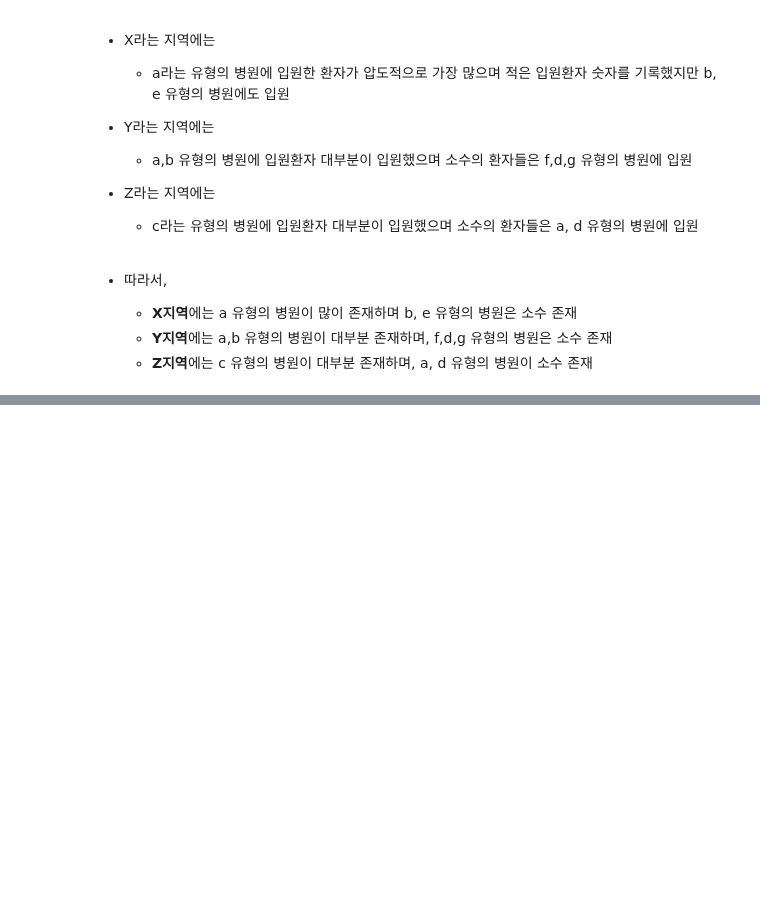
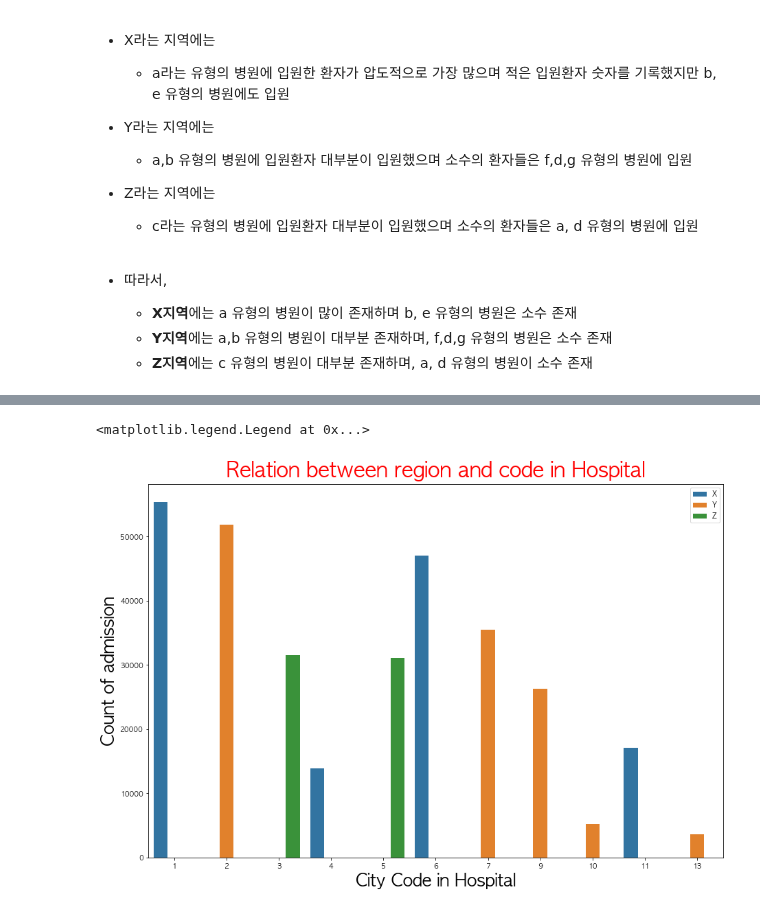
Before and after one commit to young-hun-jo/DataAnalysis, a Jupyter notebook: healthcare_los/analysis_myself.ipynb, the cells around one changed output, grey strips where cells are left out. Cells and saved outputs as stored; diff of their text form; code cells hidden in the pictures; blank space fills up the shorter version.

```diff
--- a/healthcare_los/analysis_myself.ipynb
+++ b/healthcare_los/analysis_myself.ipynb
@@ -303,0 +334,14 @@ plt.show()
+# %%
+# 병원이 위치한 도시코드와 지역코드들이 서로 어디에 속하는지 살펴보기
+# 참고로 Region(지역)이 City(도시)보다 상위의 개념
+region_city_df = hospital_df.groupby(['Hospital_region_code','City_Code_Hospital']).agg({'City_Code_Hospital':'count'}).rename(columns={'City_Code_Hospital':'count'}).reset_index()
+
+plt.figure(figsize=(15,10))
+sns.barplot(data=region_city_df, x='City_Code_Hospital', y='count', hue='Hospital_region_code')
+plt.title('Relation between region and code in Hospital', fontsize=30, color='red', pad=10)
+plt.xlabel('City Code in Hospital', fontsize=25)
+plt.ylabel('Count of admission', fontsize=25)
+plt.legend(loc='upper right')
+# %% [output]
+<matplotlib.legend.Legend at 0x...>
+[figure, added]
```
Also changed, not shown: parts of 20 cells of this notebook.
